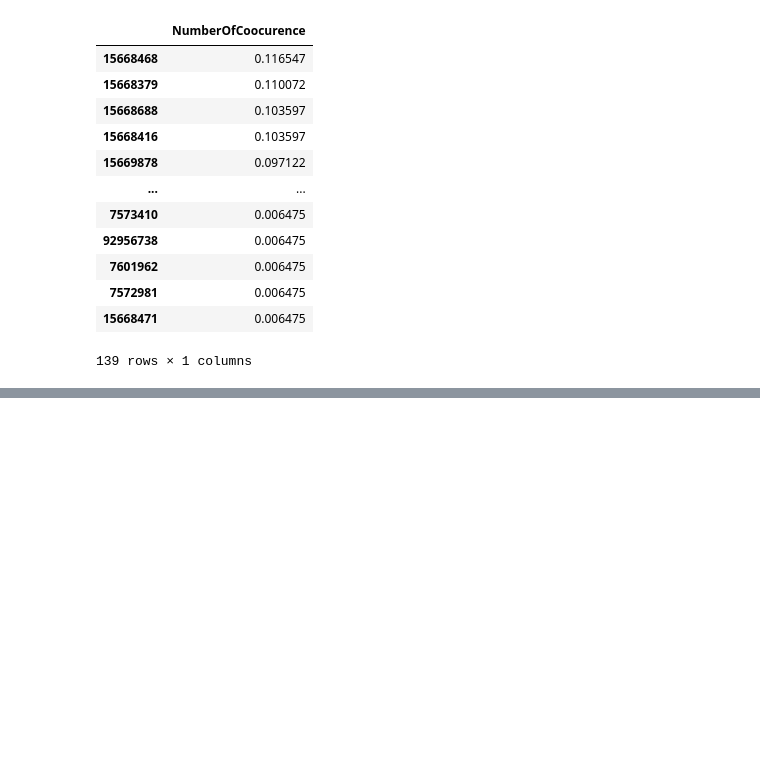
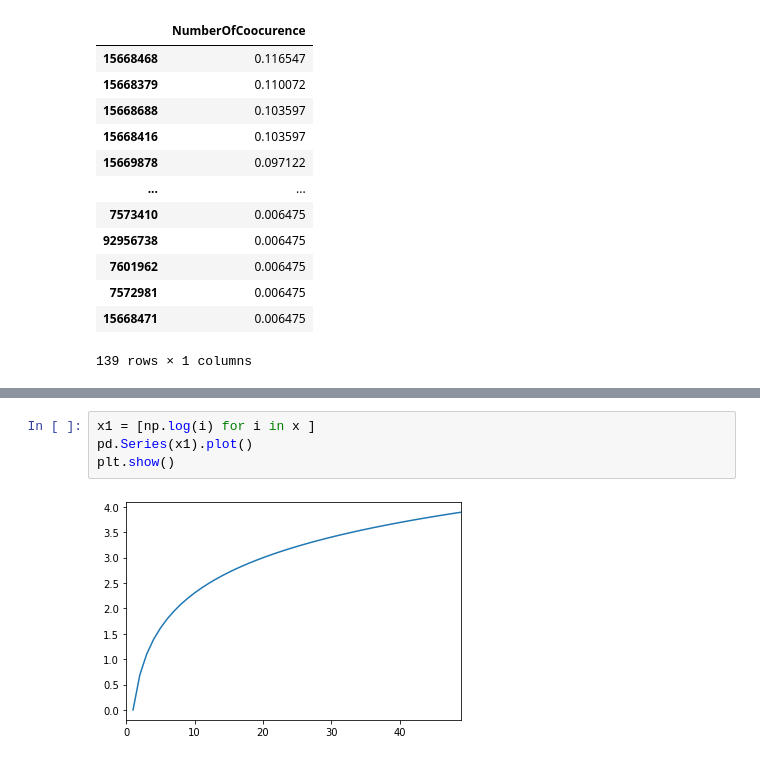
Before and after one commit to mrmachatschek/recommender_system, a Jupyter notebook: main.ipynb, the cells around one changed output, grey strips where cells are left out. Drawn from its saved outputs; the diff is of its cells as text; blank space fills up the shorter version.

```diff
--- a/main.ipynb
+++ b/main.ipynb
@@ -514,0 +523,6 @@ smart_basket(df)
+# %%
+x1 = [np.log(i) for i in x ]
+pd.Series(x1).plot()
+plt.show()
+# %% [output]
+[figure, added]
```
Also changed, not shown: parts of 31 cells of this notebook, 1 other file.
